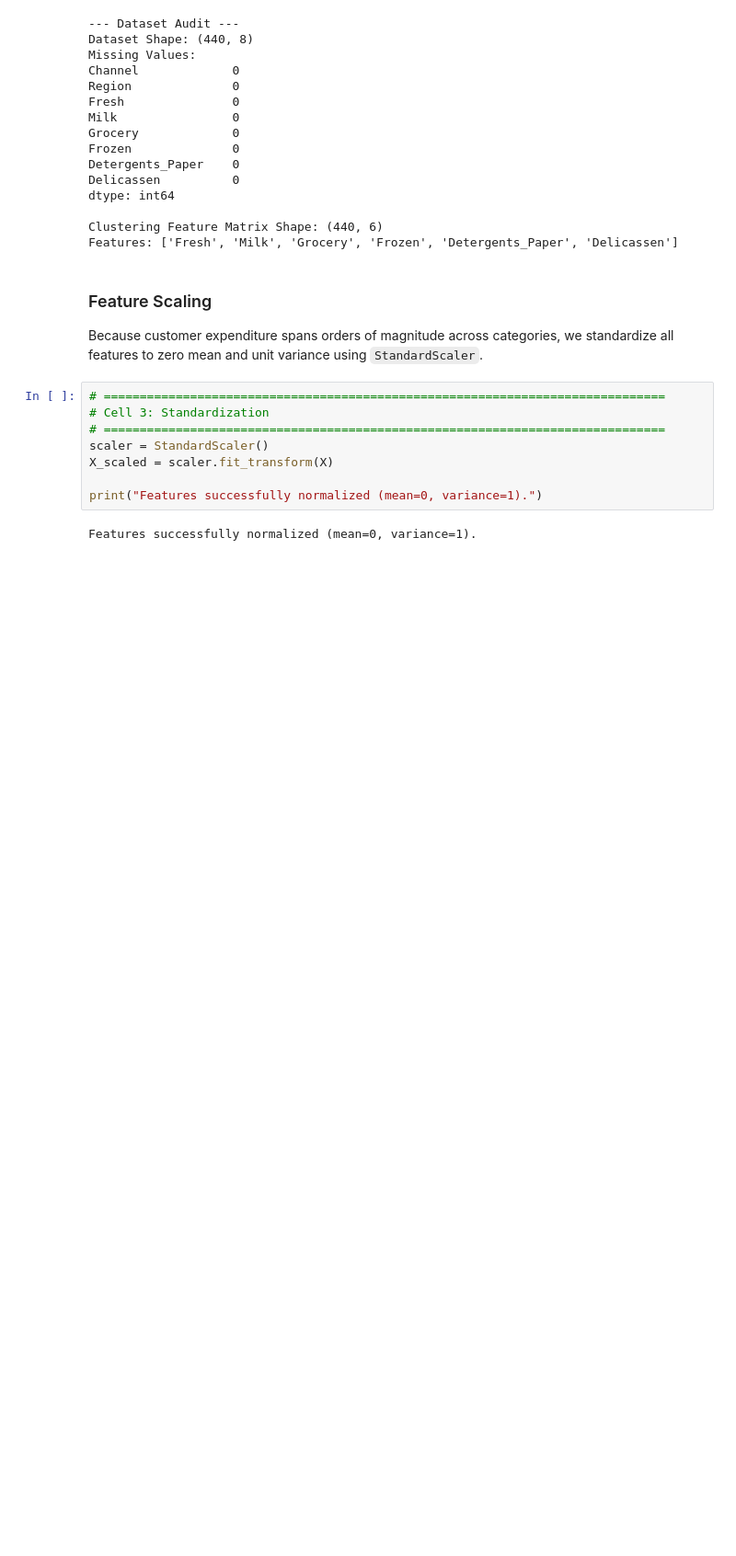
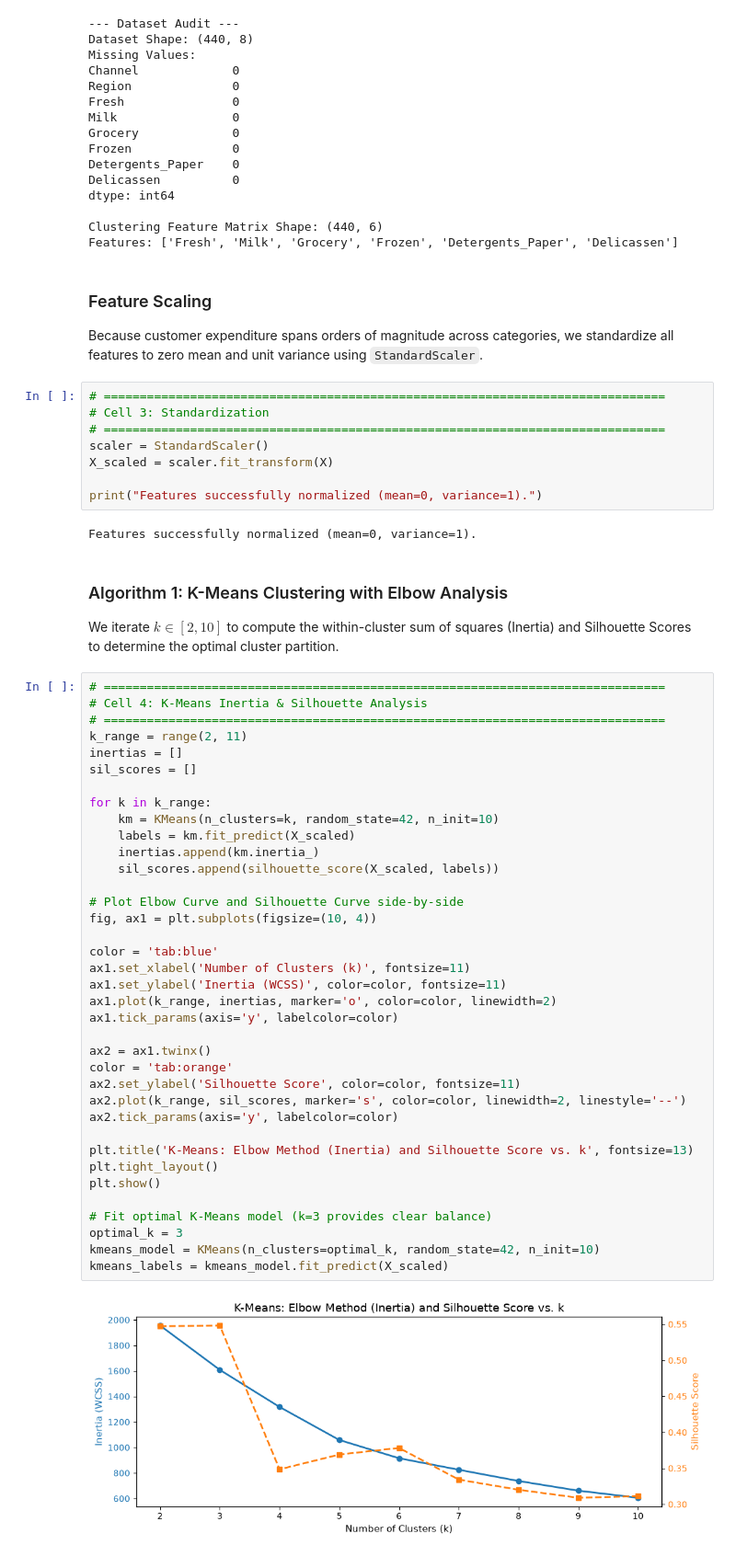
Before and after one commit to Aadhi-87/ML-Capstone-Project, a Jupyter notebook: notebooks/clustering.ipynb, the cells around one changed output. Shown at 92% size. Drawn from its saved outputs; the diff is of its cells as text; blank space fills up the shorter version.

```diff
--- a/notebooks/clustering.ipynb
+++ b/notebooks/clustering.ipynb
@@ -70,3 +70,45 @@ X_scaled = scaler.fit_transform(X)
 print("Features successfully normalized (mean=0, variance=1).")
 # %% [output]
 Features successfully normalized (mean=0, variance=1).
+# %% [markdown]
+### Algorithm 1: K-Means Clustering with Elbow Analysis
+We iterate $k \in [2, 10]$ to compute the within-cluster sum of squares (Inertia) and Silhouette Scores to determine the optimal cluster partition.
+# %%
+# ==============================================================================
+# Cell 4: K-Means Inertia & Silhouette Analysis
+# ==============================================================================
+k_range = range(2, 11)
+inertias = []
+sil_scores = []
+
+for k in k_range:
+    km = KMeans(n_clusters=k, random_state=42, n_init=10)
+    labels = km.fit_predict(X_scaled)
+    inertias.append(km.inertia_)
+    sil_scores.append(silhouette_score(X_scaled, labels))
+
+# Plot Elbow Curve and Silhouette Curve side-by-side
+fig, ax1 = plt.subplots(figsize=(10, 4))
+
+color = 'tab:blue'
+ax1.set_xlabel('Number of Clusters (k)', fontsize=11)
+ax1.set_ylabel('Inertia (WCSS)', color=color, fontsize=11)
+ax1.plot(k_range, inertias, marker='o', color=color, linewidth=2)
+ax1.tick_params(axis='y', labelcolor=color)
+
+ax2 = ax1.twinx()
+color = 'tab:orange'
+ax2.set_ylabel('Silhouette Score', color=color, fontsize=11)
+ax2.plot(k_range, sil_scores, marker='s', color=color, linewidth=2, linestyle='--')
+ax2.tick_params(axis='y', labelcolor=color)
+
+plt.title('K-Means: Elbow Method (Inertia) and Silhouette Score vs. k', fontsize=13)
+plt.tight_layout()
+plt.show()
+
+# Fit optimal K-Means model (k=3 provides clear balance)
+optimal_k = 3
+kmeans_model = KMeans(n_clusters=optimal_k, random_state=42, n_init=10)
+kmeans_labels = kmeans_model.fit_predict(X_scaled)
+# %% [output]
+[figure, added]
```
Also changed, not shown: parts of 2 cells of this notebook.
